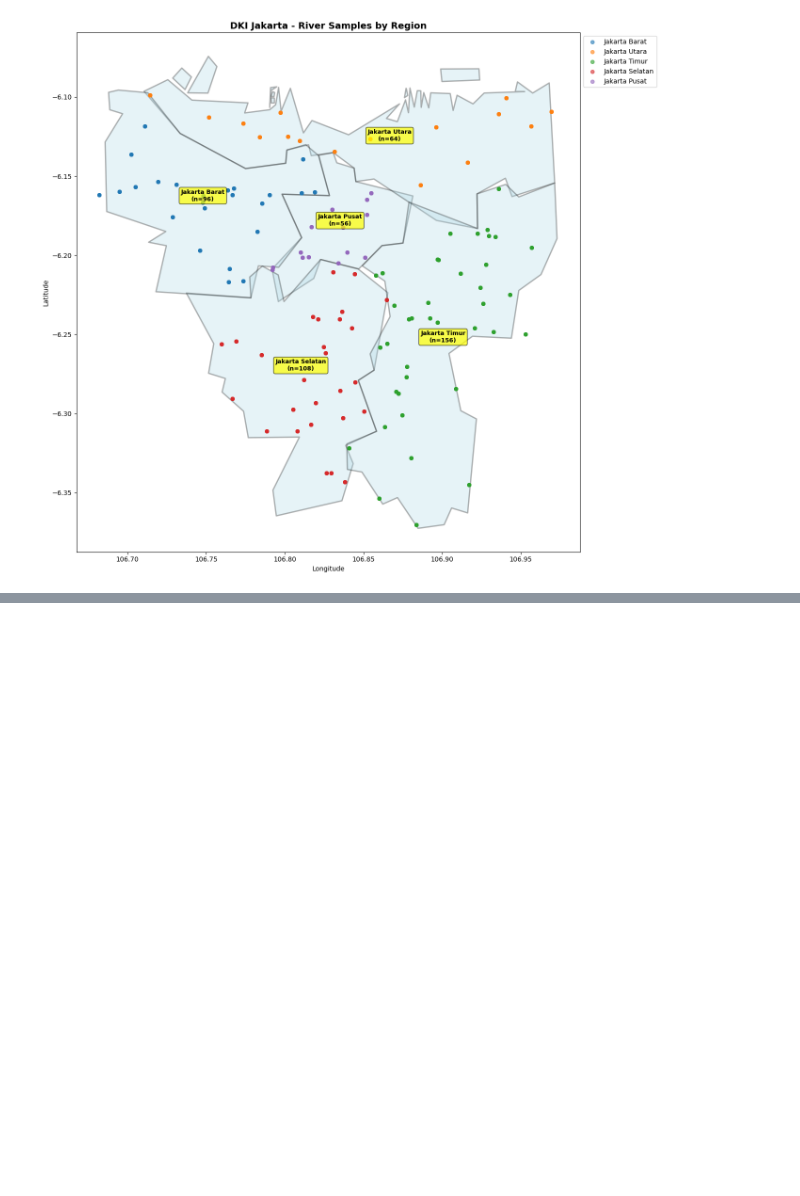
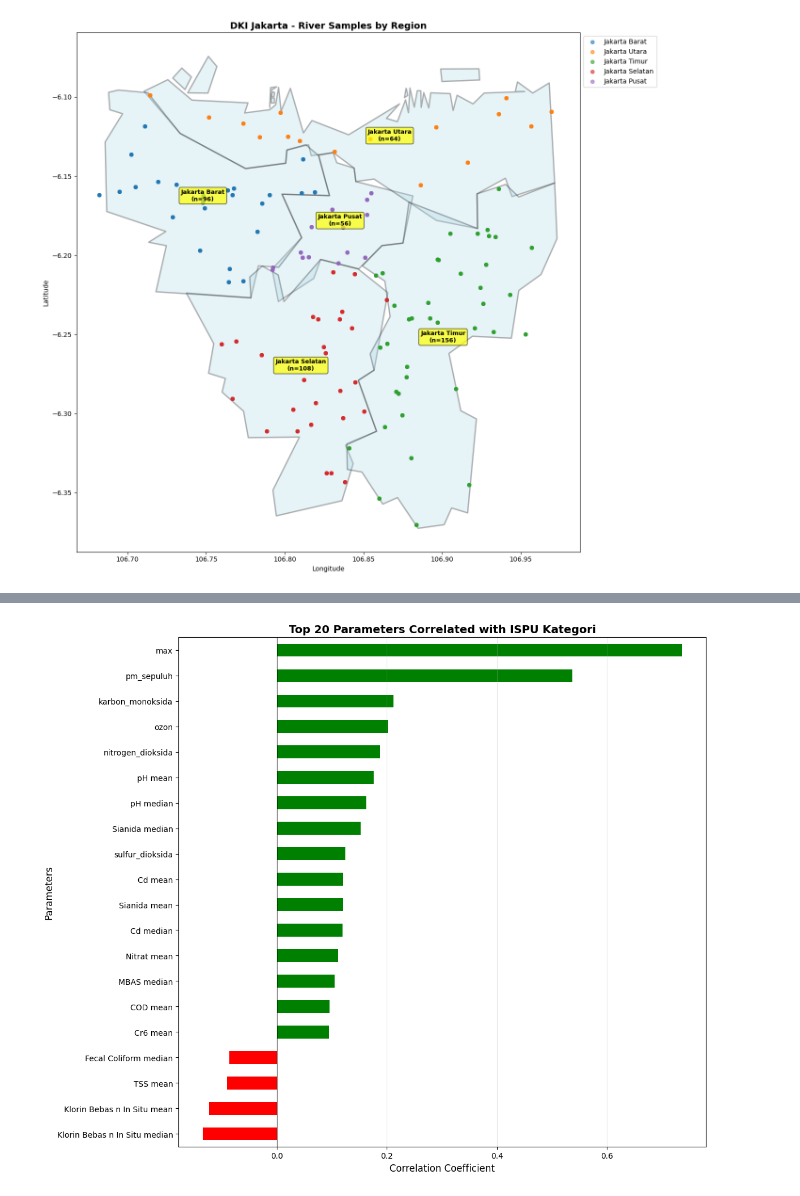
Before and after one commit to DanishRitonga/datavidia-penyisihan, a Jupyter notebook: main.ipynb, the cells around one changed output, grey strips where cells are left out. Cells and saved outputs as stored; diff of their text form; code cells hidden in the pictures; blank space fills up the shorter version.

Commit message:
update corr matrix

```diff
--- a/main.ipynb
+++ b/main.ipynb
@@ -642,0 +649,6 @@ sungai_df_with_region
+# %%
+river_agg = riverQ_df.groupby(river_index_columns).agg({
+    col: ['mean', 'median'] for col in river_value_columns
+}).reset_index()
+# %%
+river_agg.columns = ['tanggal', 'stasiun'] + [f'{col} {stat}' for col in river_value_columns for stat in ['mean', 'median']]
@@ -642,0 +675,8 @@ sungai_df_with_region
+# %%
+ispu2020_2024 = pd.read_csv("ISPU2020-2024.csv")
+ispu2020_2024['tanggal'] = pd.to_datetime(
+    ispu2020_2024['tanggal'],
+    format='mixed',
+    dayfirst=False,
+    errors='raise'
+)
@@ -642,0 +699,2 @@ sungai_df_with_region
+# %%
+ispu_river_df = reduce(lambda left, right: pd.merge(left, right, on=['tanggal', 'stasiun'], how='outer'), [ispu2020_2024[ispu2020_2024['tanggal'] >= '2024-01-01'], river_agg])
@@ -642,0 +721,81 @@ sungai_df_with_region
+# %%
+import pandas as pd
+import matplotlib.pyplot as plt
+import seaborn as sns
+import numpy as np
+
+# Encode 'kategori' to numeric values
+# Typical ISPU categories: BAIK < SEDANG < TIDAK SEHAT < SANGAT TIDAK SEHAT < BERBAHAYA
+kategori_mapping = {
+    'BAIK': 1,
+    'SEDANG': 2,
+    'TIDAK SEHAT': 3,
+    'SANGAT TIDAK SEHAT': 4,
+    'BERBAHAYA': 5
+}
+
+# Create a copy with encoded kategori
+df_encoded = ispu_river_df.copy()
+df_encoded['kategori_encoded'] = df_encoded['kategori'].map(kategori_mapping)
+
+# Select only numeric columns including the encoded kategori
+numeric_cols = df_encoded.select_dtypes(include=['number']).columns.tolist()
+
+# Calculate correlation with kategori_encoded
+correlations = df_encoded[numeric_cols].corr()['kategori_encoded'].sort_values(ascending=False)
+
+# Display top correlations (excluding kategori_encoded itself)
+print("=== Top Positive Correlations with Kategori ===")
+print(correlations[correlations.index != 'kategori_encoded'].head(15))
+print("\n=== Top Negative Correlations with Kategori ===")
+print(correlations[correlations.index != 'kategori_encoded'].tail(15))
+
+# Visualization 1: Bar plot of correlations with kategori
+fig, ax = plt.subplots(figsize=(12, 10))
+top_n = 20
+top_correlations = correlations[correlations.index != 'kategori_encoded'].abs().sort_values(ascending=False).head(top_n)
+correlation_values = correlations[top_correlations.index].sort_values()
+
+colors = ['red' if x < 0 else 'green' for x in correlation_values]
+correlation_values.plot(kind='barh', color=colors, ax=ax)
+ax.set_xlabel('Correlation Coefficient', fontsize=12)
+ax.set_ylabel('Parameters', fontsize=12)
+ax.set_title(f'Top {top_n} Parameters Correlated with ISPU Kategori', fontsize=14, weight='bold')
+ax.axvline(x=0, color='black', linestyle='-', linewidth=0.8)
+ax.grid(axis='x', alpha=0.3)
+plt.tight_layout()
+plt.show()
+
+# Visualization 2: Focused heatmap with kategori and top correlated features
+top_features = correlations[correlations.index != 'kategori_encoded'].abs().sort_values(ascending=False).head(15).index.tolist()
+focused_features = ['kategori_encoded'] + top_features
+correlation_matrix_focused = df_encoded[focused_features].corr()
+
+plt.figure(figsize=(14, 12))
+sns.heatmap(correlation_matrix_focused, annot=True, fmt='.2f', cmap='coolwarm',
+            center=0, square=True, linewidths=0.5,
+            cbar_kws={"shrink": 0.8, "label": "Correlation"})
+plt.title('Correlation Matrix - ISPU and River Quality Parameters',
+          fontsize=14, weight='bold')
+plt.tight_layout()
+plt.show()
+
+# Visualization 3: Scatter plots for top 6 correlated parameters
+top_6_features = correlations[correlations.index != 'kategori_encoded'].abs().sort_values(ascending=False).head(6).index.tolist()
+
+fig, axes = plt.subplots(2, 3, figsize=(18, 10))
+axes = axes.flatten()
+
+for idx, feature in enumerate(top_6_features):
+    ax = axes[idx]
+    df_plot = df_encoded.dropna(subset=[feature, 'kategori_encoded'])
+    ax.scatter(df_plot[feature], df_plot['kategori_encoded'], alpha=0.5)
+    ax.set_xlabel(feature, fontsize=10)
+    ax.set_ylabel('Kategori (encoded)', fontsize=10)
+    ax.set_title(f'Corr: {correlations[feature]:.3f}', fontsize=11, weight='bold')
+    ax.grid(alpha=0.3)
+
+plt.suptitle('Top 6 Parameters vs ISPU Kategori', fontsize=16, weight='bold')
+plt.tight_layout()
+plt.show()
+# %% [output]
@@ -642,0 +819 @@ sungai_df_with_region
+[figure, added]
```
Also changed, not shown: parts of 13 cells of this notebook.
